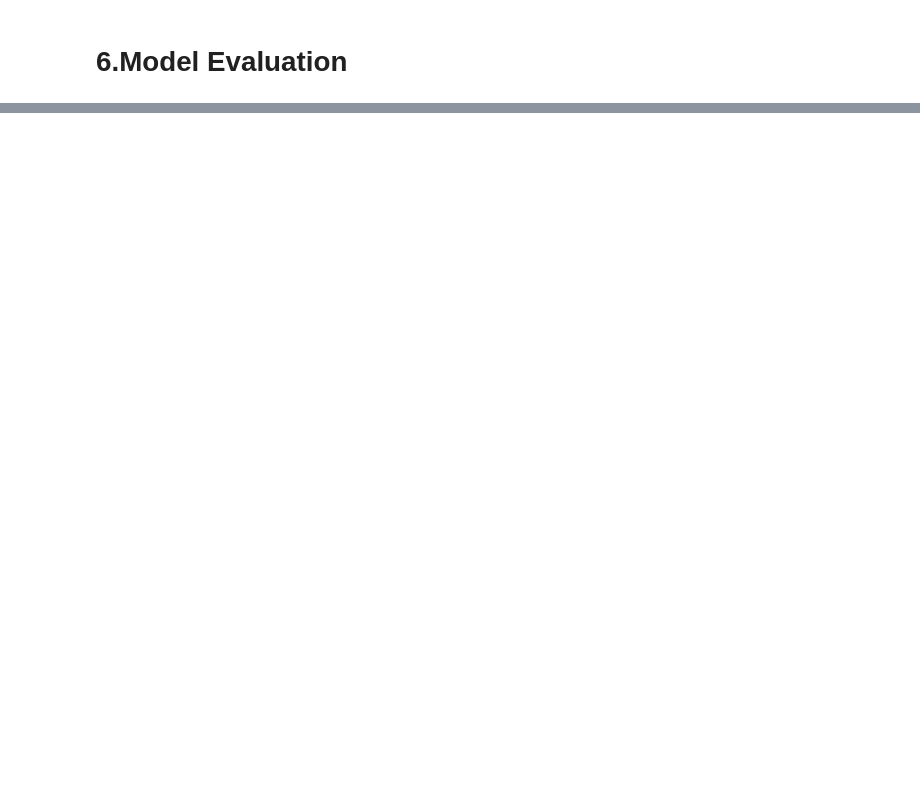
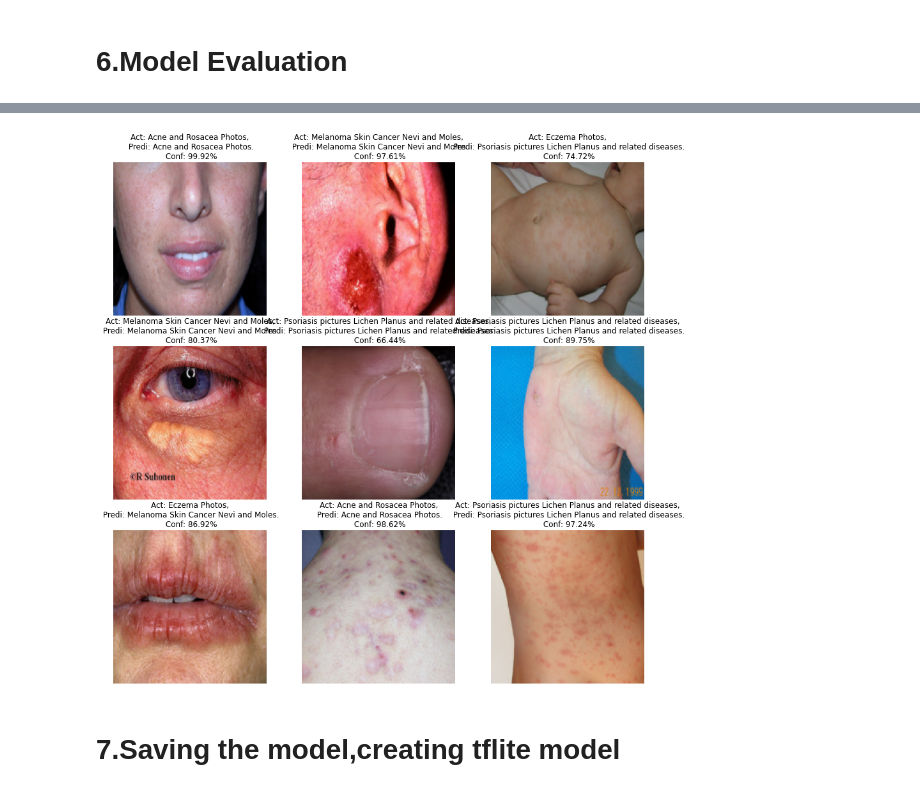
Before and after one commit to adnaan619/Dev-V, a Jupyter notebook: Model/Transfer learning_dermnet.ipynb, the cells around one changed output, grey strips where cells are left out. Cells and saved outputs as stored; diff of their text form; code cells hidden in the pictures; blank space fills up the shorter version.

```diff
--- a/Model/Transfer learning_dermnet.ipynb
+++ b/Model/Transfer learning_dermnet.ipynb
@@ -208,10 +220,23 @@ for images_batch, labels_batch in test_ds.take(1):
 # %%
-def predict(model, img):
+#predicting multiple images
+def predict_image(model, img):
     img_array = tf.keras.preprocessing.image.img_to_array(images[i].numpy())
     img_array = tf.expand_dims(img_array, 0)
-
     predictions = resnet_model.predict(img_array)
-
-    predicted_class = classes[np.argmax(predictions[0])]
+    predicted_class = class_names[np.argmax(predictions[0])]
     confidence = round(100 * (np.max(predictions[0])), 2)
     return predicted_class, confidence
+# %%
+plt.figure(figsize=(15, 15))
+for images, labels in test_ds.take(1):
+    for i in range(9):
+        ax = plt.subplot(3, 3, i + 1)
+        plt.imshow(images[i].numpy().astype("uint8"))
+        predicted_class, confidence = predict_image(resnet_model, images[i].numpy())
+        actual_class = class_names[labels[i]]
+        plt.title(f"Act: {actual_class},\n Predi: {predicted_class}.\n Conf: {confidence}%")
+        plt.axis("off")
+# %% [output]
+[figure, added]
+# %% [markdown]
+# 7.Saving the model,creating tflite model
```
Also changed, not shown: parts of 12 cells of this notebook.
